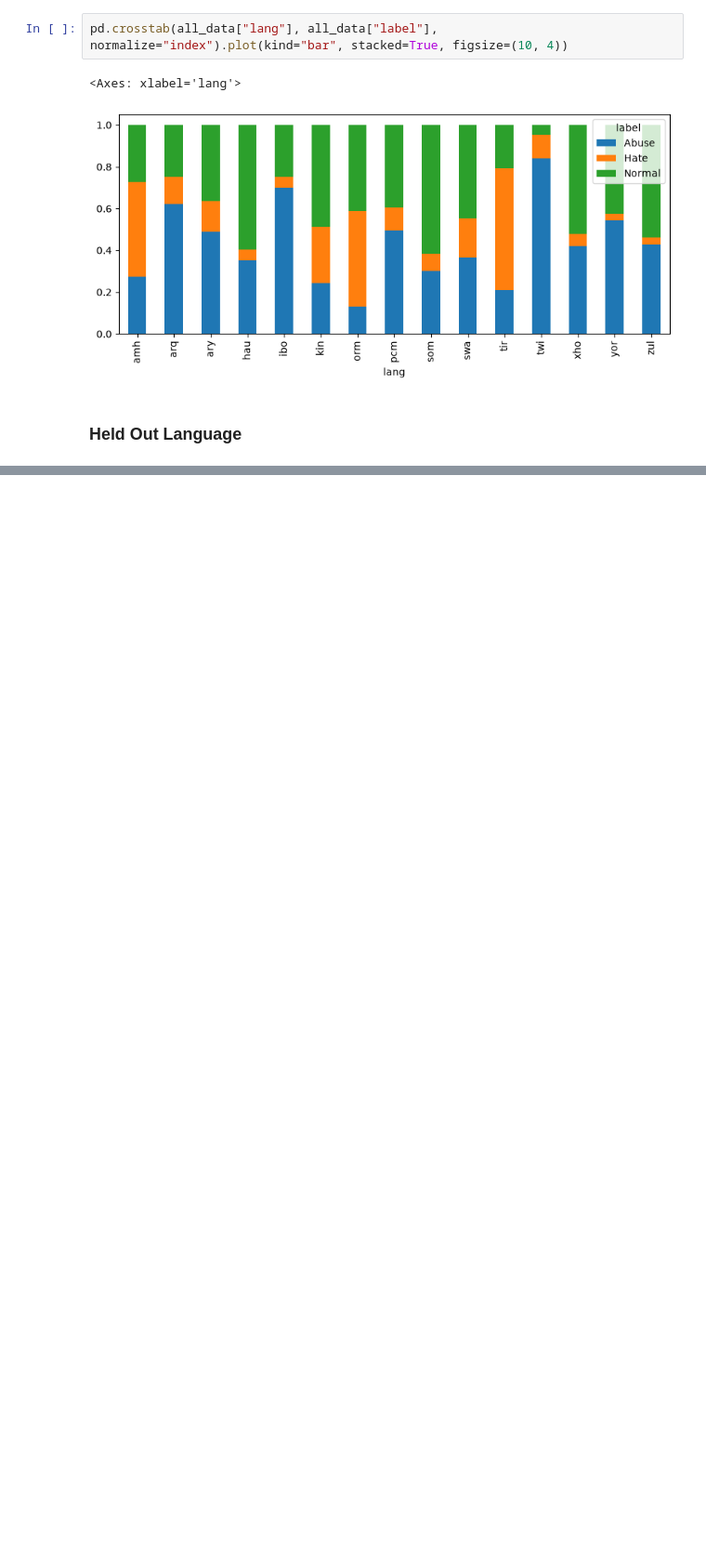
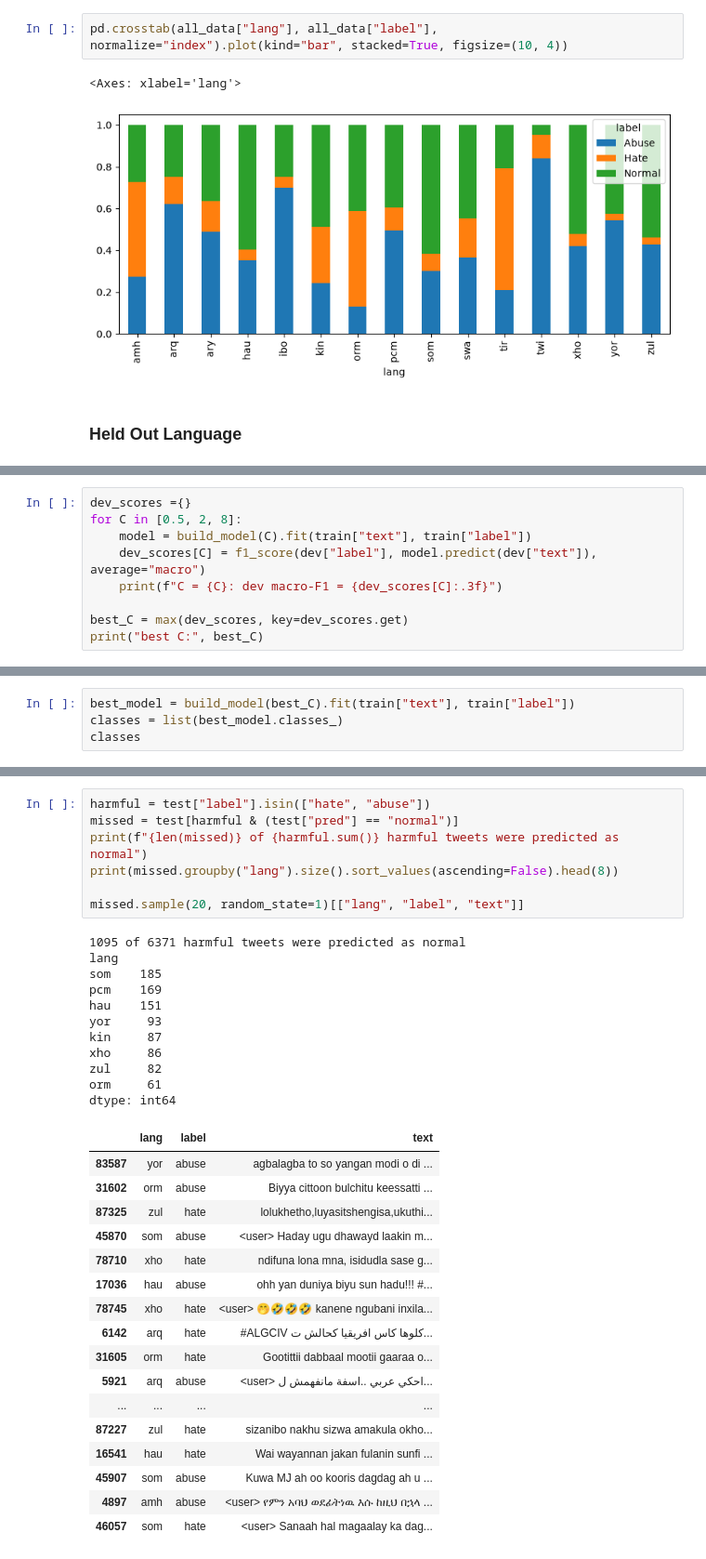
Before and after one commit to gagandeepsingh21/aml_afriHate_114736, a Jupyter notebook: notebook/afriHate.ipynb, the cells around one changed output, grey strips where cells are left out. Shown at 93% size. Cells and saved outputs as stored; diff of their text form; blank space fills up the shorter version.

```diff
--- a/notebook/afriHate.ipynb
+++ b/notebook/afriHate.ipynb
@@ -188,0 +356,9 @@ pd.crosstab(all_data["lang"], all_data["label"], normalize="index").plot(kind="b
+# %%
+dev_scores ={}
+for C in [0.5, 2, 8]:
+    model = build_model(C).fit(train["text"], train["label"])
+    dev_scores[C] = f1_score(dev["label"], model.predict(dev["text"]), average="macro")
+    print(f"C = {C}: dev macro-F1 = {dev_scores[C]:.3f}")
+
+best_C = max(dev_scores, key=dev_scores.get)
+print("best C:", best_C)
@@ -188,0 +370,4 @@ pd.crosstab(all_data["lang"], all_data["label"], normalize="index").plot(kind="b
+# %%
+best_model = build_model(best_C).fit(train["text"], train["label"])
+classes = list(best_model.classes_)
+classes
@@ -188,0 +455,36 @@ pd.crosstab(all_data["lang"], all_data["label"], normalize="index").plot(kind="b
+# %%
+harmful = test["label"].isin(["hate", "abuse"])
+missed = test[harmful & (test["pred"] == "normal")]
+print(f"{len(missed)} of {harmful.sum()} harmful tweets were predicted as normal")
+print(missed.groupby("lang").size().sort_values(ascending=False).head(8))
+
+missed.sample(20, random_state=1)[["lang", "label", "text"]]
+# %% [output]
+1095 of 6371 harmful tweets were predicted as normal
+lang
+som    185
+pcm    169
+hau    151
+yor     93
+kin     87
+xho     86
+zul     82
+orm     61
+dtype: int64
+|  | lang | label | text |
+| 83587 | yor | abuse | agbalagba to so yangan modi o di ... |
+| 31602 | orm | abuse | Biyya cittoon bulchitu keessatti ... |
+| 87325 | zul | hate | lolukhetho,luyasitshengisa,ukuthi... |
+| 45870 | som | abuse | <user> Haday ugu dhawayd laakin m... |
+| 78710 | xho | hate | ndifuna lona mna, isidudla sase g... |
+| 17036 | hau | abuse | ohh yan duniya biyu sun hadu!!! #... |
+| 78745 | xho | hate | <user> 🤭🤣🤣🤣 kanene ngubani inxila... |
+| 6142 | arq | hate | #ALGCIV كلوها كاس افريقيا كحالش ت... |
+| 31605 | orm | hate | Gootittii dabbaal mootii gaaraa o... |
+| 5921 | arq | abuse | <user> احكي عربي ..اسفة مانفهمش ل... |
+| ... | ... | ... | ... |
+| 87227 | zul | hate | sizanibo nakhu sizwa amakula okho... |
+| 16541 | hau | hate | Wai wayannan jakan fulanin sunfi ... |
+| 45907 | som | abuse | Kuwa MJ ah oo kooris dagdag ah u ... |
+| 4897 | amh | abuse | <user> የምን አባህ ወደፊትነዉ እሱ ከዚህ በኋላ ... |
+| 46057 | som | hate | <user> Sanaah hal magaalay ka dag... |
```
Also changed, not shown: parts of 22 cells of this notebook, 24 other files.
